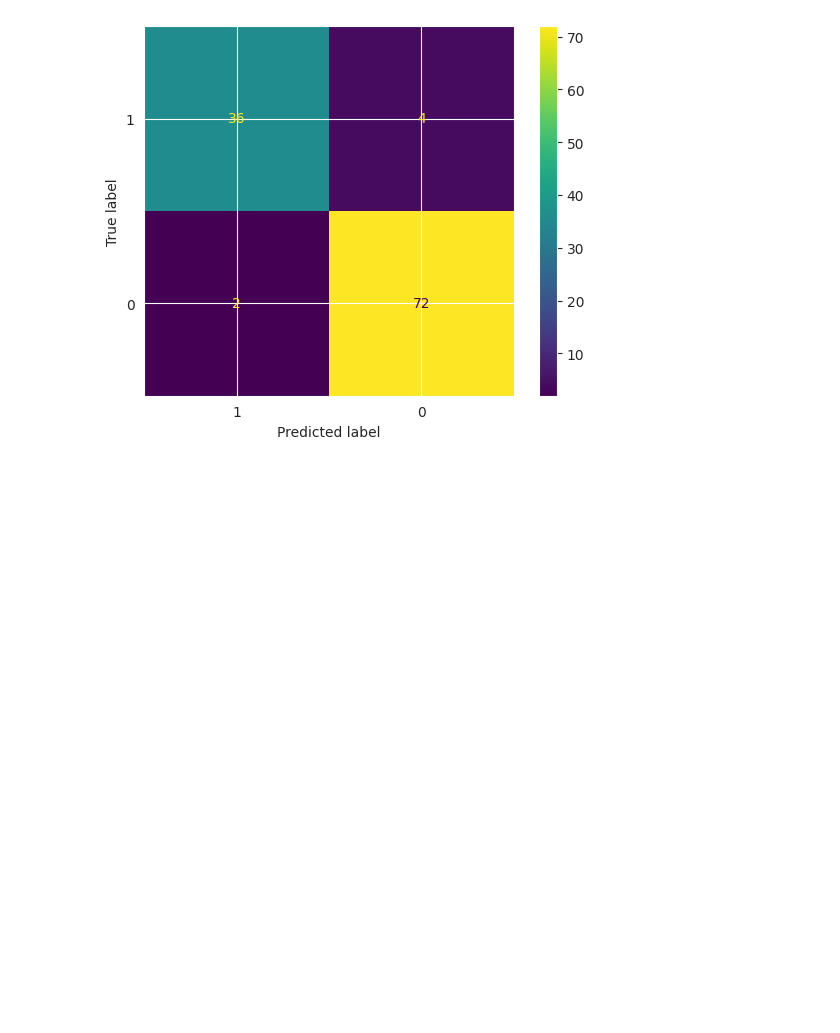
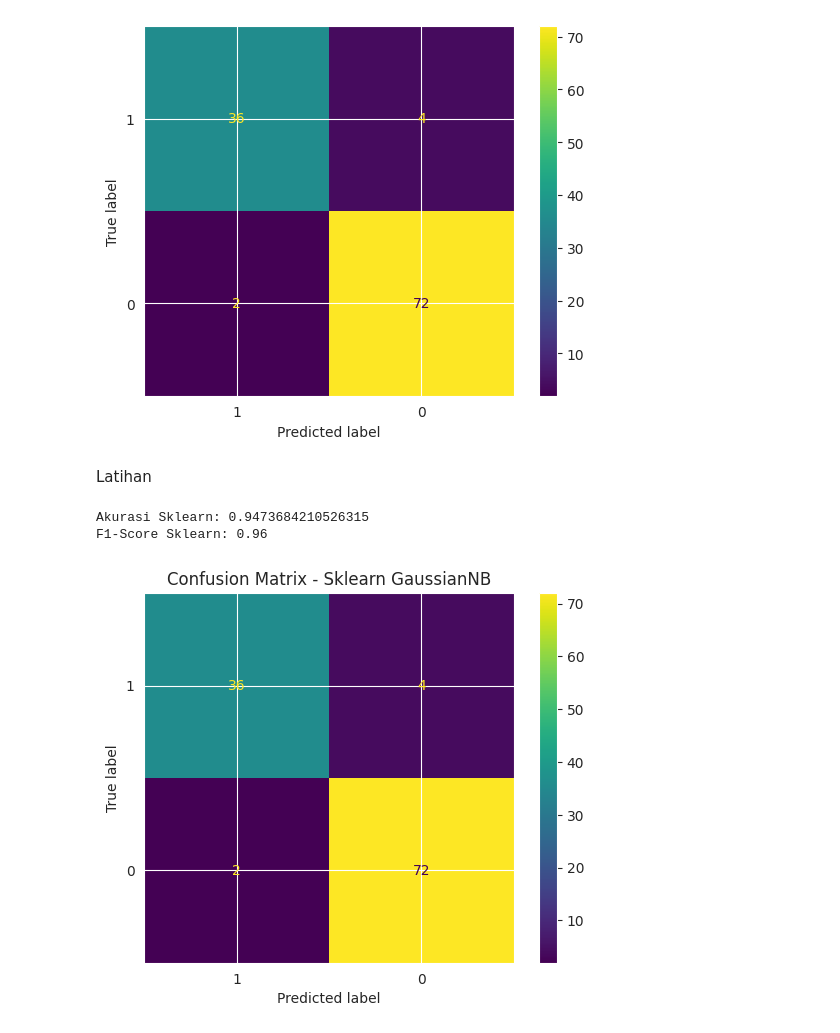
Before and after one commit to JardelPoliviera/JardelPoliviera_2411533012_ML2526, a Jupyter notebook: Praktikum2/GaussianNaiveBayes.ipynb, the cells around one changed output. Saved outputs shown, nothing was run; the diff lists cells and outputs as text; code cells hidden in the pictures; blank space fills up the shorter version.

```diff
--- a/Praktikum2/GaussianNaiveBayes.ipynb
+++ b/Praktikum2/GaussianNaiveBayes.ipynb
@@ -104,3 +104,37 @@ disp.plot();
 Akurasi =  0.9473684210526315
 F1-Score =  0.96
 [figure]
+# %% [markdown]
+Latihan
+# %%
+from sklearn.model_selection import train_test_split
+from sklearn.naive_bayes import GaussianNB
+from sklearn.metrics import accuracy_score, f1_score, confusion_matrix, ConfusionMatrixDisplay
+import matplotlib.pyplot as plt
+
+train, test = train_test_split(data, test_size=0.2, random_state=41)
+
+X_train = train.iloc[:, :-1].values
+y_train = train.iloc[:, -1].values
+X_test = test.iloc[:, :-1].values
+y_test = test.iloc[:, -1].values
+# %%
+gnb_model = GaussianNB()
+
+gnb_model.fit(X_train, y_train)
+
+y_pred_sklearn = gnb_model.predict(X_test)
+# %%
+print('Akurasi Sklearn:', accuracy_score(y_test, y_pred_sklearn))
+print('F1-Score Sklearn:', f1_score(y_test, y_pred_sklearn))
+
+labels = [1, 0]
+cm_sklearn = confusion_matrix(y_test, y_pred_sklearn)
+disp = ConfusionMatrixDisplay(confusion_matrix=cm_sklearn, display_labels=labels)
+disp.plot()
+plt.title("Confusion Matrix - Sklearn GaussianNB")
+plt.show()
+# %% [output]
+Akurasi Sklearn: 0.9473684210526315
+F1-Score Sklearn: 0.96
+[figure, added]
```
